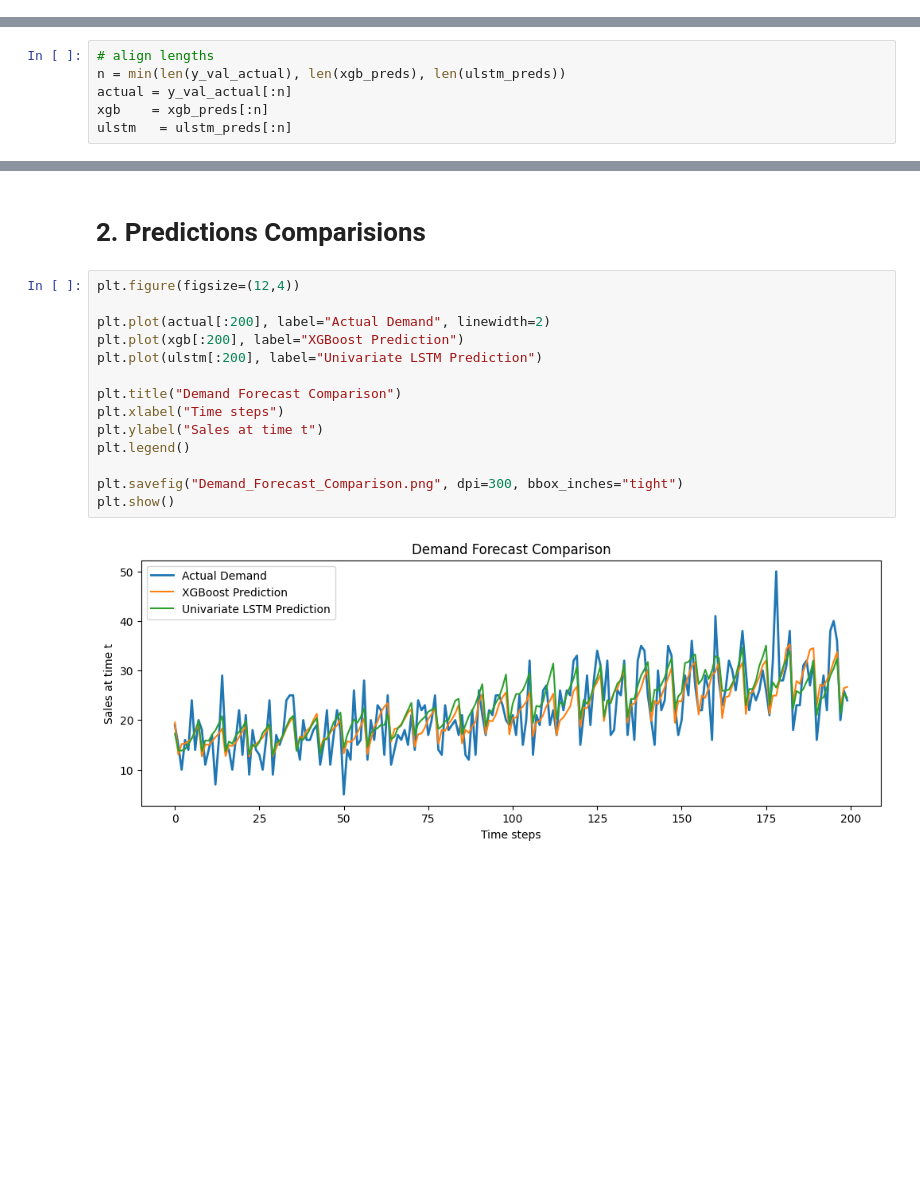
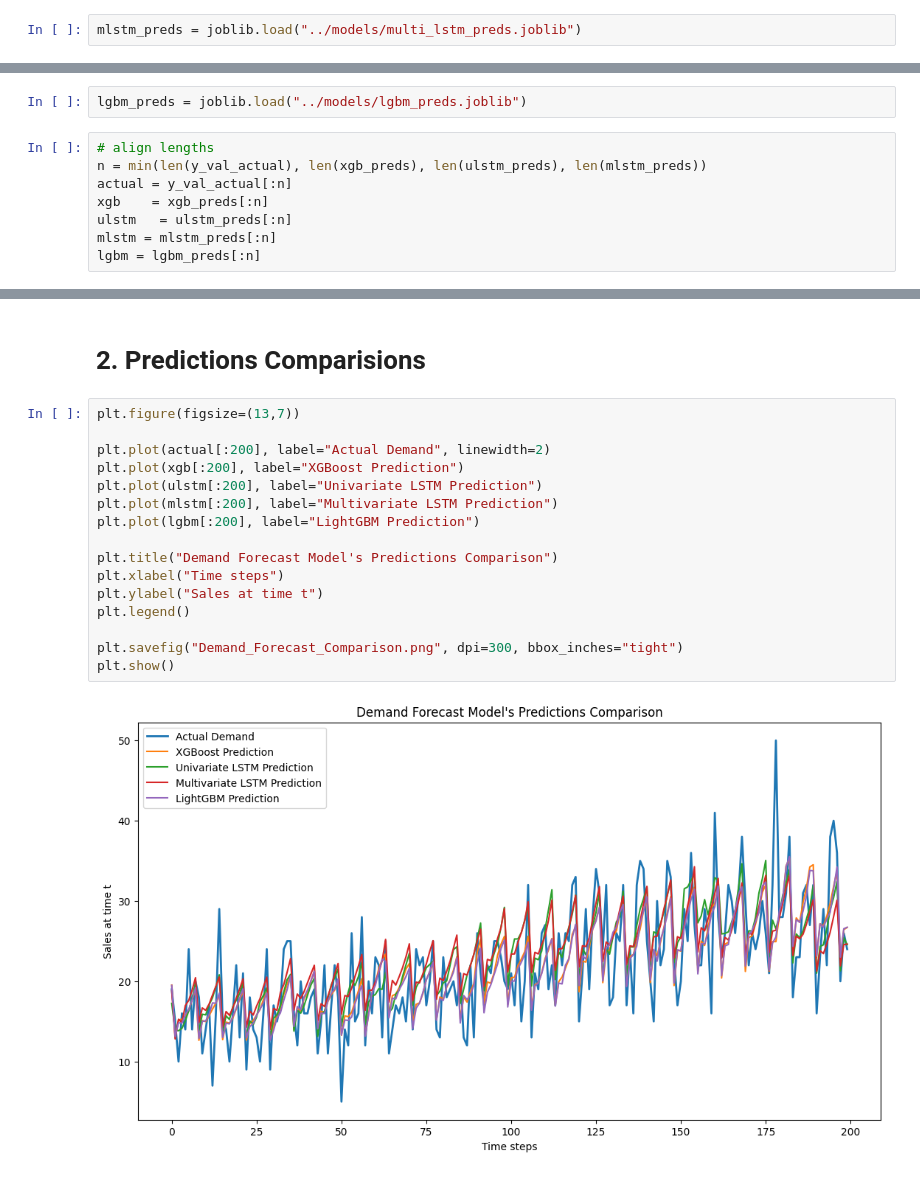
Before and after one commit to Devashish-Rawat1/StockSense, a Jupyter notebook: notebooks/comparing_models.ipynb, the cells around one changed output, grey strips where cells are left out. Cells and saved outputs as stored; diff of their text form; blank space fills up the shorter version.

Commit message:
Lightgbm & Multivariate-Lstm models added

```diff
--- a/notebooks/comparing_models.ipynb
+++ b/notebooks/comparing_models.ipynb
@@ -17,6 +17,8 @@ array([19.526623, 13.029686, 15.177684, ..., 66.378296, 69.726875,
        73.09394 ], shape=(182500,), dtype=float32)
 # %%
 ulstm_preds = joblib.load("../models/lstm_preds.joblib")
+# %%
+mlstm_preds = joblib.load("../models/multi_lstm_preds.joblib")
 # %%
 print(ulstm_preds[:10])
 # %% [output]
@@ -30,29 +32,35 @@ print(ulstm_preds[:10])
  [19.791115]
  [13.767785]
  [15.897411]]
+# %%
+lgbm_preds = joblib.load("../models/lgbm_preds.joblib")
 # %%
 # align lengths
-n = min(len(y_val_actual), len(xgb_preds), len(ulstm_preds))
+n = min(len(y_val_actual), len(xgb_preds), len(ulstm_preds), len(mlstm_preds))
 actual = y_val_actual[:n]
 xgb    = xgb_preds[:n]
 ulstm   = ulstm_preds[:n]
+mlstm = mlstm_preds[:n]
+lgbm = lgbm_preds[:n]
 # %%
 actual = np.array(actual).flatten()
 # %% [markdown]
 # 2. Predictions Comparisions
 # %%
-plt.figure(figsize=(12,4))
+plt.figure(figsize=(13,7))
 
 plt.plot(actual[:200], label="Actual Demand", linewidth=2)
 plt.plot(xgb[:200], label="XGBoost Prediction")
 plt.plot(ulstm[:200], label="Univariate LSTM Prediction")
+plt.plot(mlstm[:200], label="Multivariate LSTM Prediction")
+plt.plot(lgbm[:200], label="LightGBM Prediction")
 
-plt.title("Demand Forecast Comparison")
+plt.title("Demand Forecast Model's Predictions Comparison")
 plt.xlabel("Time steps")
 plt.ylabel("Sales at time t")
 plt.legend()
 
 plt.savefig("Demand_Forecast_Comparison.png", dpi=300, bbox_inches="tight")
 plt.show()
 # %% [output]
-[figure, old version]
+[figure, new version]
```
Also changed, not shown: parts of 2 cells of this notebook, 13 other files.
